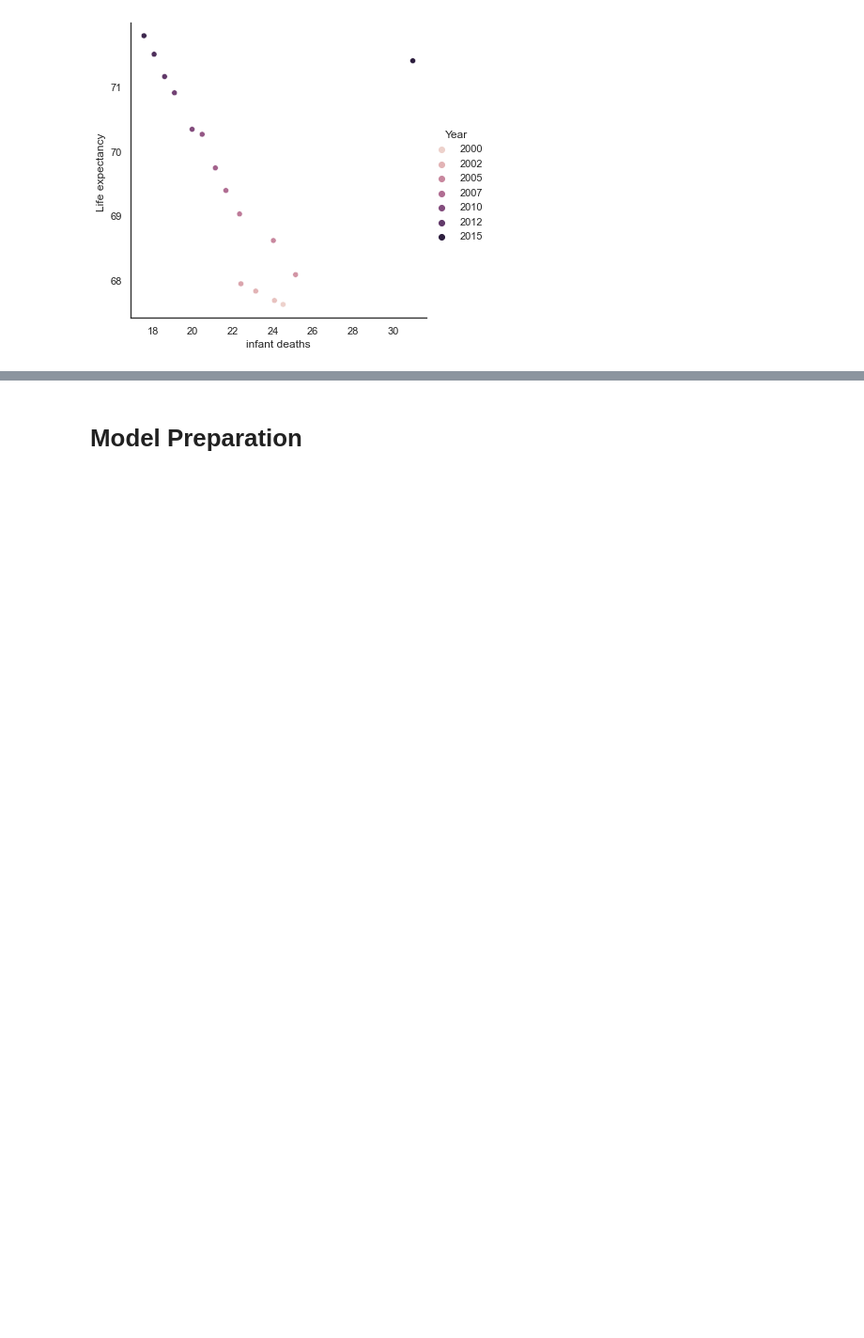
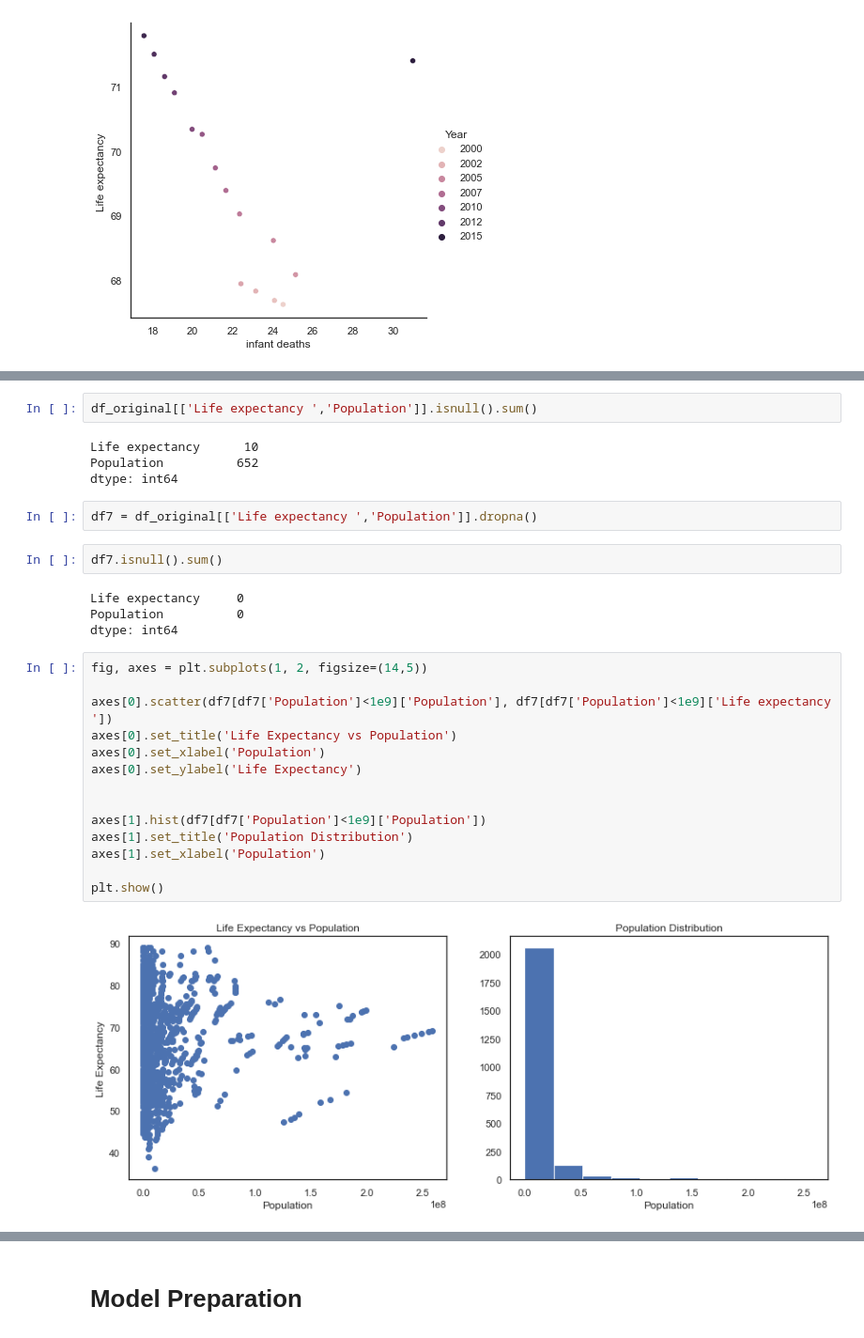
Before and after one commit to lgpatruyo/Life-Expectancy-Project-WHO-, a Jupyter notebook: WHO_Kaggle.ipynb, the cells around one changed output, grey strips where cells are left out. Shown at 94% size. Saved outputs shown, nothing was run; the diff lists cells and outputs as text; blank space fills up the shorter version.

```diff
--- a/WHO_Kaggle.ipynb
+++ b/WHO_Kaggle.ipynb
@@ -310,0 +327,30 @@ plt.show()
+# %%
+df_original[['Life expectancy ','Population']].isnull().sum()
+# %% [output]
+Life expectancy      10
+Population          652
+dtype: int64
+# %%
+df7 = df_original[['Life expectancy ','Population']].dropna()
+# %%
+df7.isnull().sum()
+# %% [output]
+Life expectancy     0
+Population          0
+dtype: int64
+# %%
+fig, axes = plt.subplots(1, 2, figsize=(14,5))
+
+axes[0].scatter(df7[df7['Population']<1e9]['Population'], df7[df7['Population']<1e9]['Life expectancy '])
+axes[0].set_title('Life Expectancy vs Population')
+axes[0].set_xlabel('Population')
+axes[0].set_ylabel('Life Expectancy')
+
+
+axes[1].hist(df7[df7['Population']<1e9]['Population'])
+axes[1].set_title('Population Distribution')
+axes[1].set_xlabel('Population')
+
+plt.show()
+# %% [output]
+[figure, added]
```
Also changed, not shown: parts of 7 cells of this notebook.
